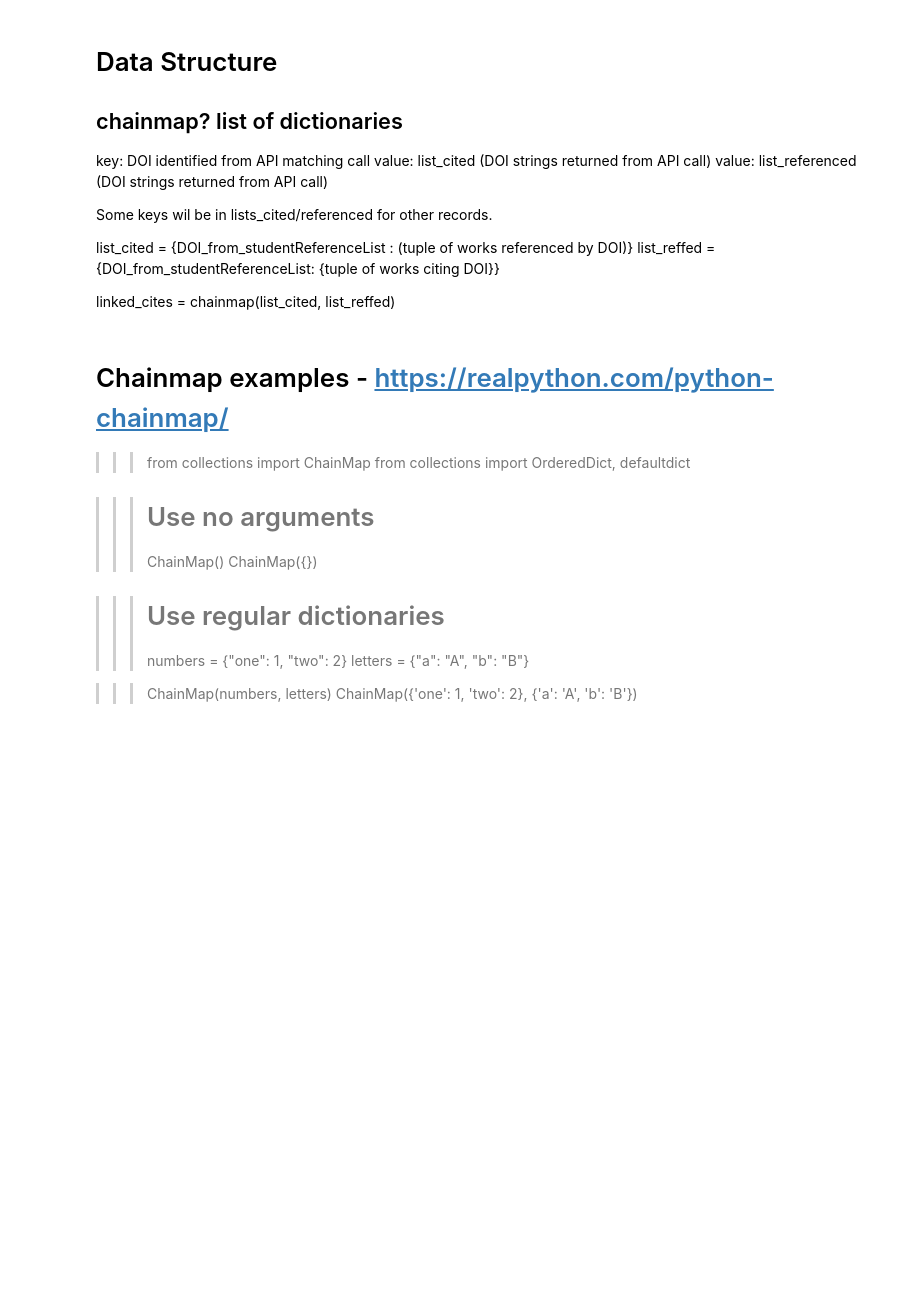
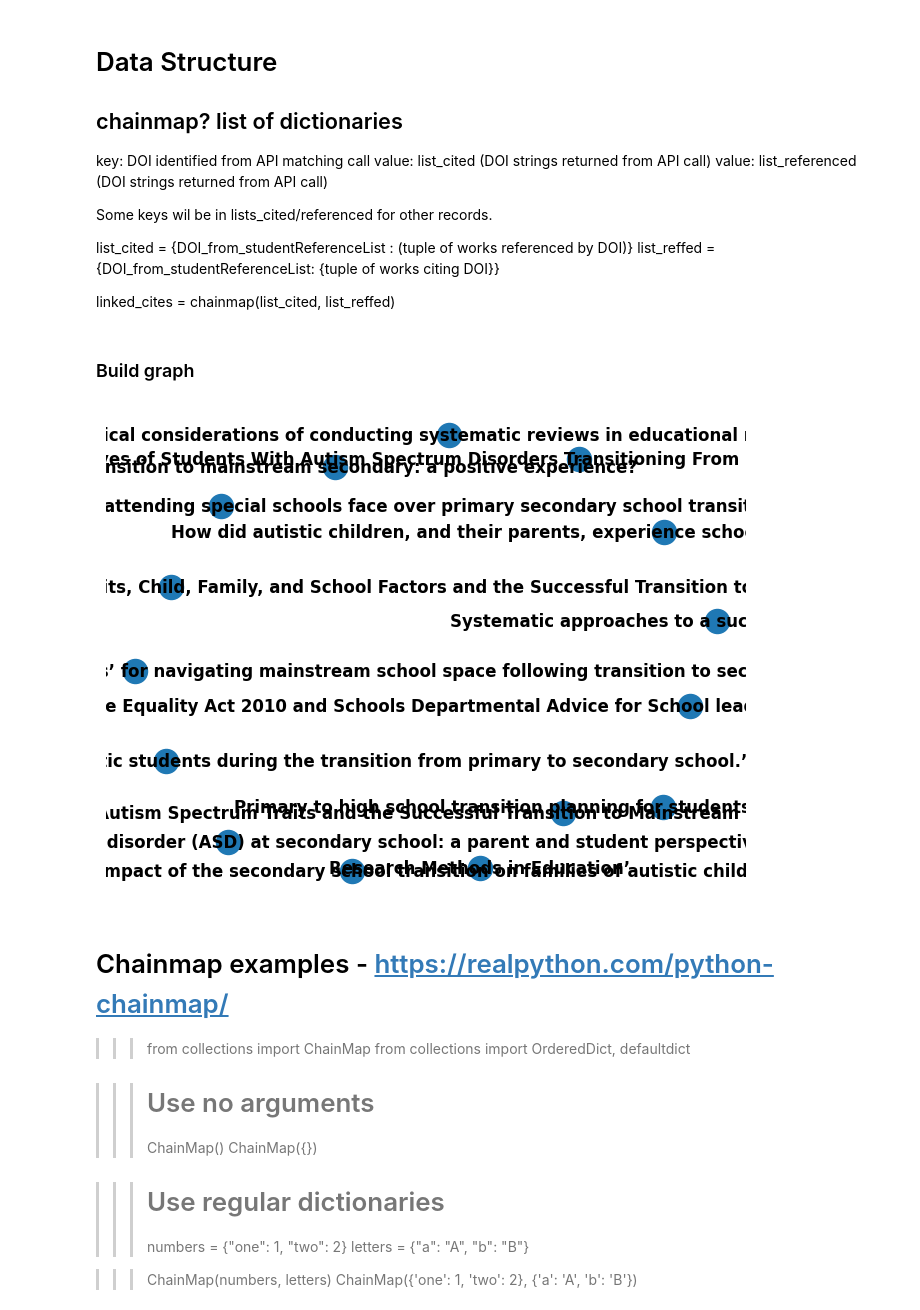
Before and after one commit to darrengarside/DAML_FinalProject, a Jupyter notebook: DAML_finalProject_development.ipynb, the cells around one changed output. Drawn from its saved outputs; the diff is of its cells as text; code cells hidden in the pictures; blank space fills up the shorter version.

```diff
--- a/DAML_finalProject_development.ipynb
+++ b/DAML_finalProject_development.ipynb
@@ -74,6 +80,25 @@ list_cited = {DOI_from_studentReferenceList : (tuple of works referenced by DOI)
 list_reffed = {DOI_from_studentReferenceList: {tuple of works citing DOI}}
 
 linked_cites = chainmap(list_cited, list_reffed)
+# %% [markdown]
+### Build graph
+# %%
+import pandas as pd
+
+import networkx as nx
+import matplotlib.pyplot as plt
+
+# Example KG
+
+G = nx.Graph()
+for _, row in df.iterrows():
+    G.add_node(row['title'], type='paper')
+# %%
+pos=nx.spring_layout(G)
+nx.draw(G, pos, with_labels=True, font_weight='bold')
+plt.show()
+# %% [output]
+[figure, added]
 # %% [markdown]
 # Chainmap examples - https://realpython.com/python-chainmap/
 
```
Also changed, not shown: parts of 1 cell of this notebook.
